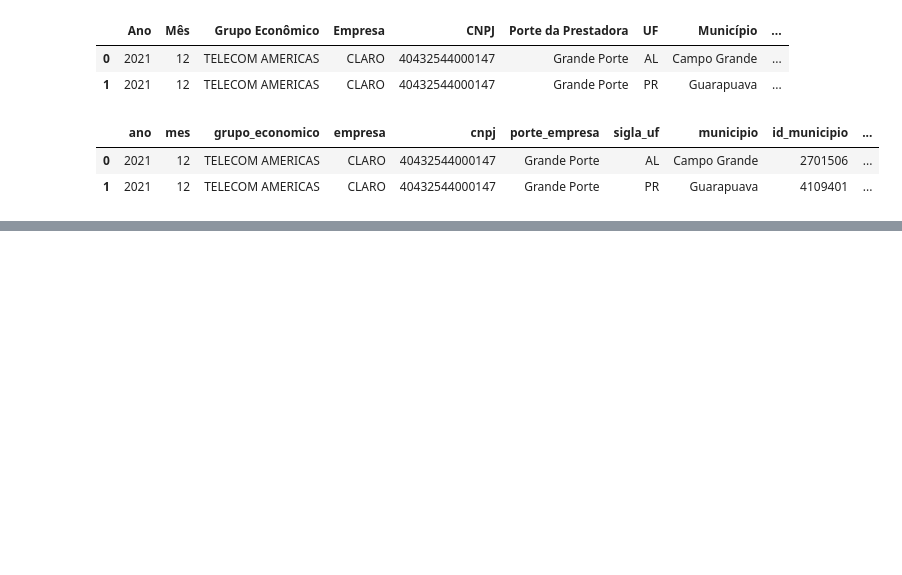
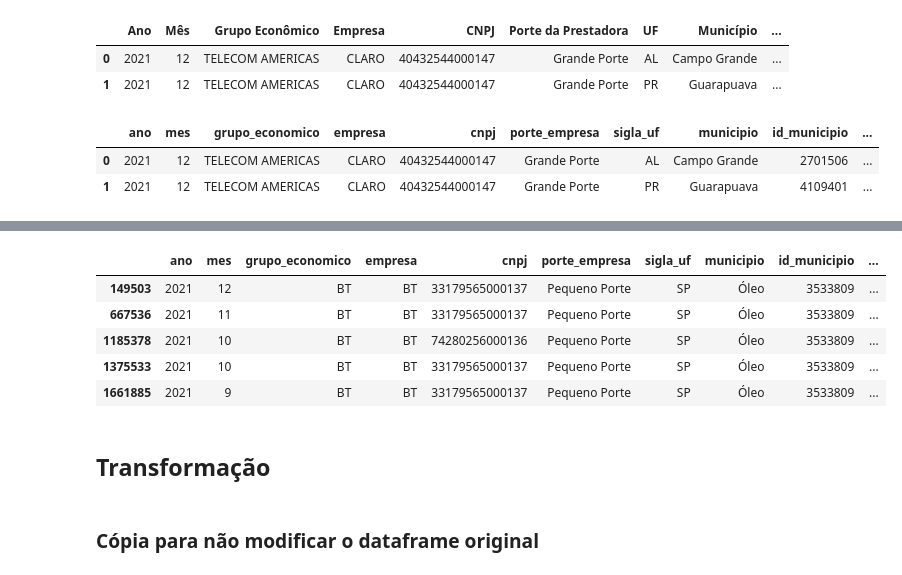
Before and after one commit to fullstackwd/Data_engineer, a Jupyter notebook: At19/atividade19.ipynb, the cells around one changed output, grey strips where cells are left out. Drawn from its saved outputs; the diff is of its cells as text; code cells hidden in the pictures; blank space fills up the shorter version.

```diff
--- a/At19/atividade19.ipynb
+++ b/At19/atividade19.ipynb
@@ -137,0 +258,13 @@ df_pandas.tail(5)
+# %%
+df_pandas.sort_values(['velocidade', 'municipio', 'tecnologia'], ascending=[True, False, False]).head()
+# %% [output]
+|  | ano | mes | grupo_economico | empresa | cnpj | porte_empresa | sigla_uf | municipio | id_municipio | ... |
+| 149503 | 2021 | 12 | BT | BT | 33179565000137 | Pequeno Porte | SP | Óleo | 3533809 | ... |
+| 667536 | 2021 | 11 | BT | BT | 33179565000137 | Pequeno Porte | SP | Óleo | 3533809 | ... |
+| 1185378 | 2021 | 10 | BT | BT | 74280256000136 | Pequeno Porte | SP | Óleo | 3533809 | ... |
+| 1375533 | 2021 | 10 | BT | BT | 33179565000137 | Pequeno Porte | SP | Óleo | 3533809 | ... |
+| 1661885 | 2021 | 9 | BT | BT | 33179565000137 | Pequeno Porte | SP | Óleo | 3533809 | ... |
+# %% [markdown]
+## Transformação
+# %% [markdown]
+### Cópia para não modificar o dataframe original
```
Also changed, not shown: parts of 29 cells of this notebook.
